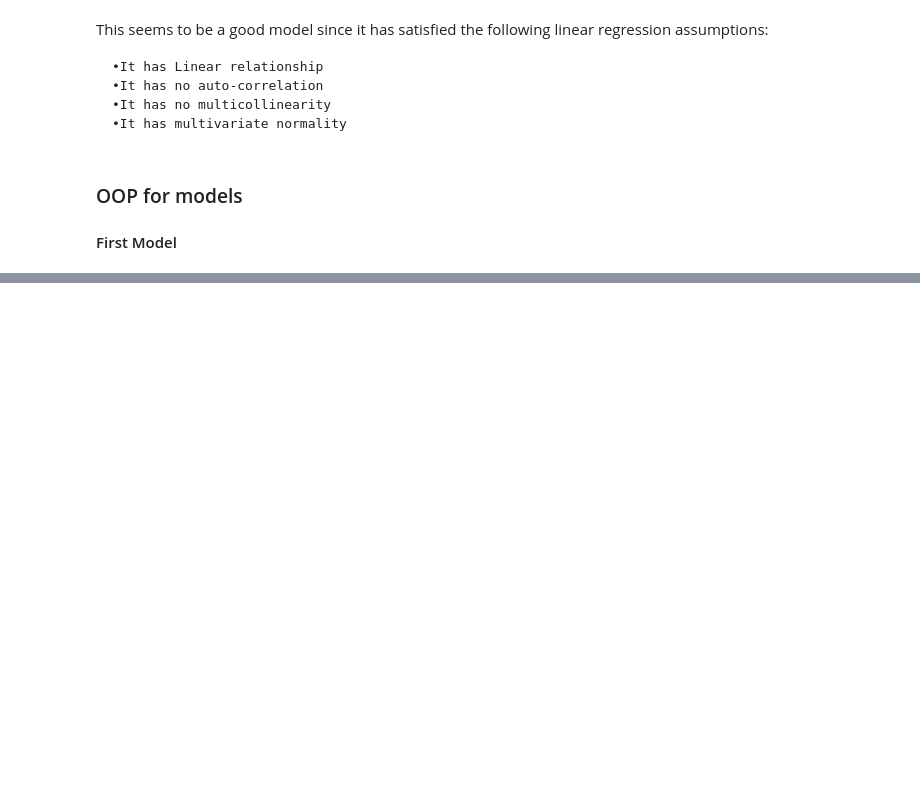
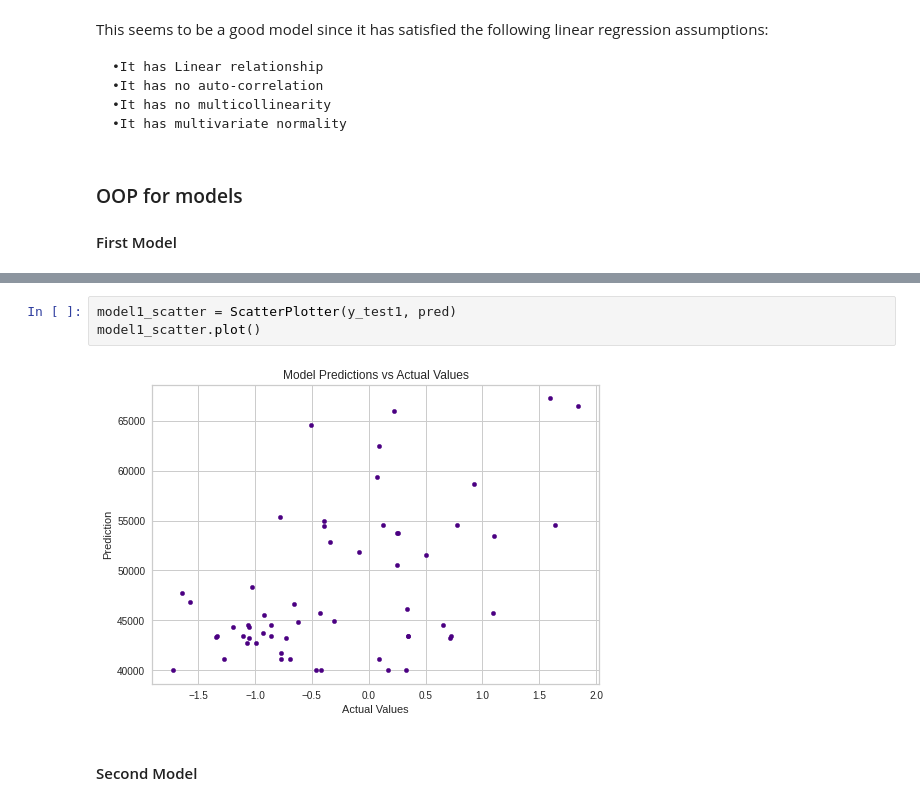
Before and after one commit to rethabilethulo/Multivariant_linear_regression, a Jupyter notebook: notebook/Untitled.ipynb, the cells around one changed output, grey strips where cells are left out. Cells and saved outputs as stored; diff of their text form; blank space fills up the shorter version.

```diff
--- a/notebook/Untitled.ipynb
+++ b/notebook/Untitled.ipynb
@@ -628,0 +628,7 @@ model1_scatter = ScatterPlotter(y_test1, model1.predict(sm.add_constant(X_test1)
+# %%
+model1_scatter = ScatterPlotter(y_test1, pred)
+model1_scatter.plot()
+# %% [output]
+[figure, added]
+# %% [markdown]
+#### Second Model
```
Also changed, not shown: parts of 17 cells of this notebook.
